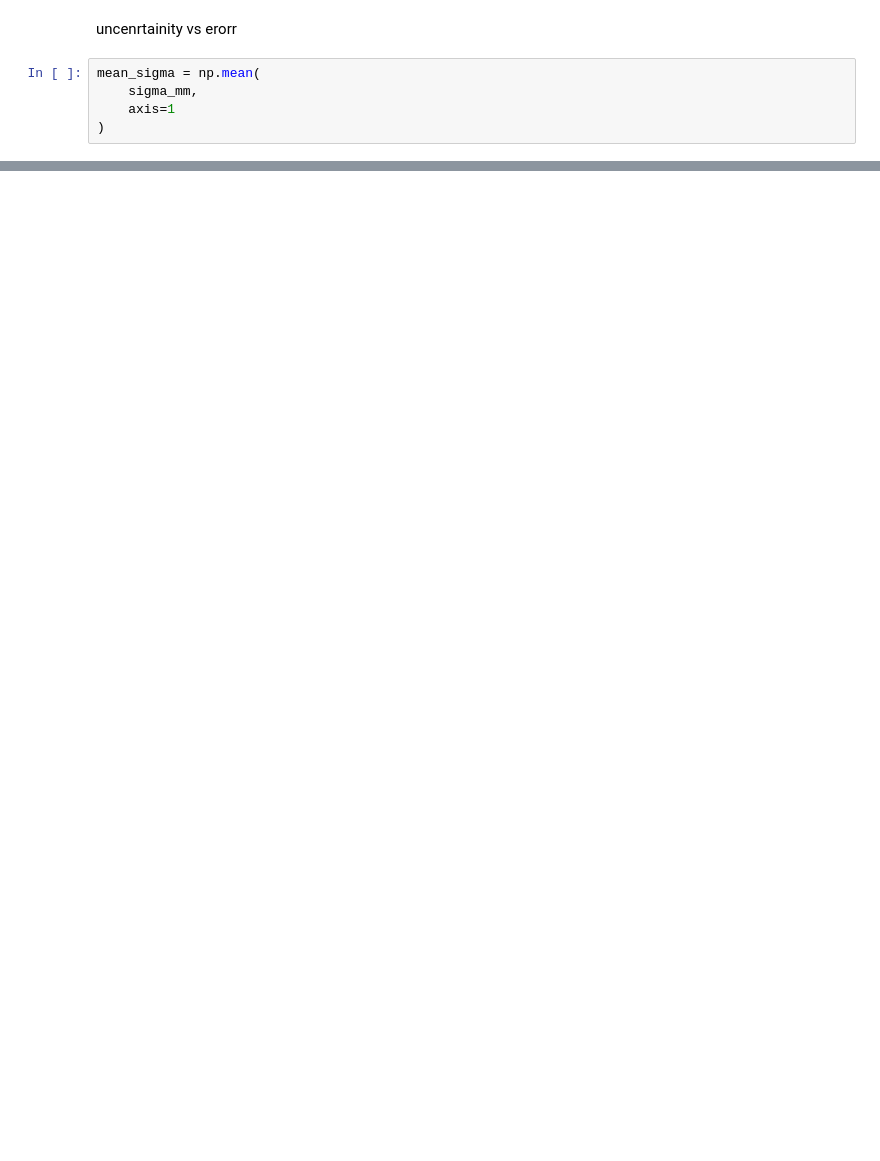
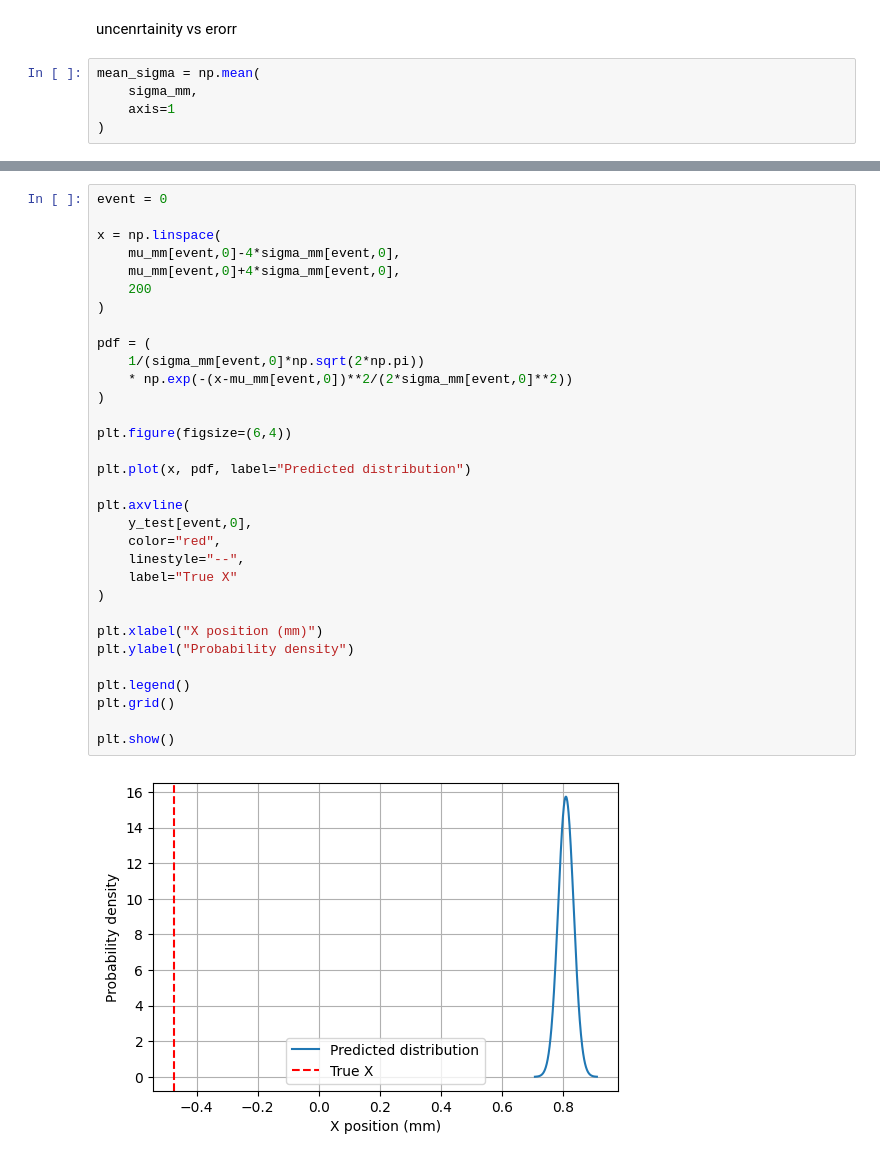
Before and after one commit to mw2304/SummerProject2026, a Jupyter notebook: probablisticCNN.ipynb, the cells around one changed output, grey strips where cells are left out. Saved outputs shown, nothing was run; the diff lists cells and outputs as text; blank space fills up the shorter version.

```diff
--- a/probablisticCNN.ipynb
+++ b/probablisticCNN.ipynb
@@ -910,0 +920,34 @@ Uncertainty-error correlation: 0.2488706242651054
+# %%
+event = 0
+
+x = np.linspace(
+    mu_mm[event,0]-4*sigma_mm[event,0],
+    mu_mm[event,0]+4*sigma_mm[event,0],
+    200
+)
+
+pdf = (
+    1/(sigma_mm[event,0]*np.sqrt(2*np.pi))
+    * np.exp(-(x-mu_mm[event,0])**2/(2*sigma_mm[event,0]**2))
+)
+
+plt.figure(figsize=(6,4))
+
+plt.plot(x, pdf, label="Predicted distribution")
+
+plt.axvline(
+    y_test[event,0],
+    color="red",
+    linestyle="--",
+    label="True X"
+)
+
+plt.xlabel("X position (mm)")
+plt.ylabel("Probability density")
+
+plt.legend()
+plt.grid()
+
+plt.show()
+# %% [output]
+[figure, added]
```
Also changed, not shown: parts of 20 cells of this notebook.
